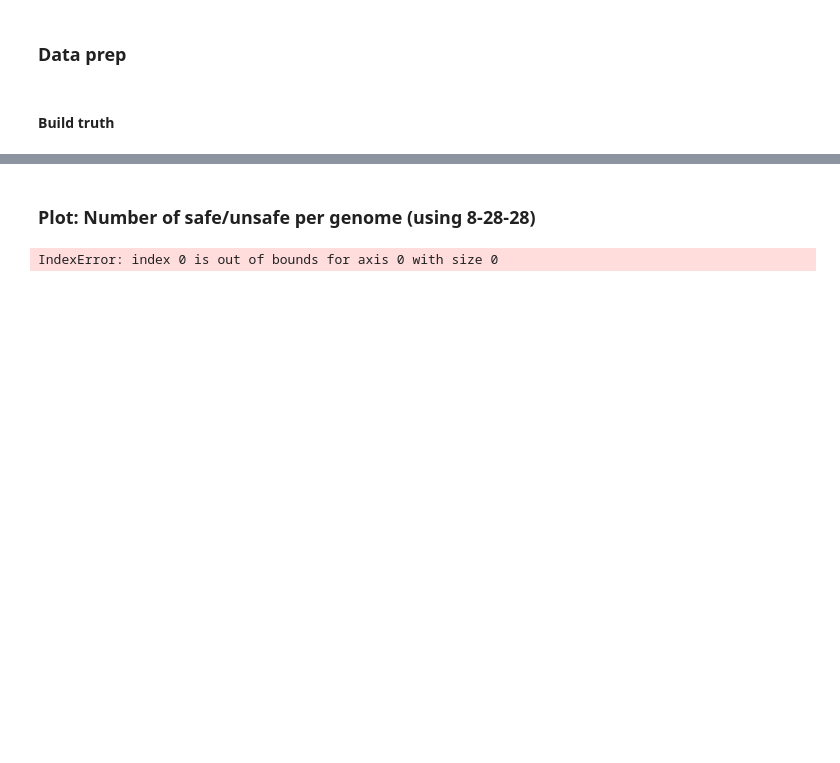
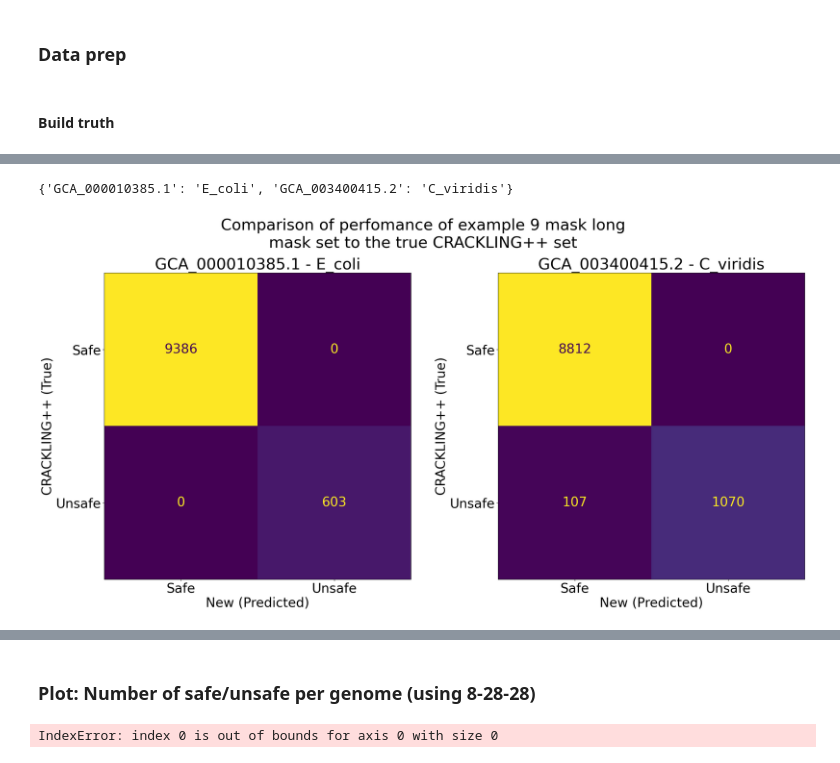
Before and after one commit to Darragh-Nugent/Crackling_Mask_search, a Jupyter notebook: scoring.ipynb, the cells around one changed output, grey strips where cells are left out. Drawn from its saved outputs; the diff is of its cells as text; code cells hidden in the pictures; blank space fills up the shorter version.

```diff
--- a/scoring.ipynb
+++ b/scoring.ipynb
@@ -875,0 +915,56 @@ df_acc.head()
+# %%
+species = {
+    g[1] : g[0]
+    for g in genomes
+}
+species
+# %% [output]
+{'GCA_000010385.1': 'E_coli', 'GCA_003400415.2': 'C_viridis'}
+# %%
+import numpy as np
+import matplotlib.pyplot as plt
+from sklearn.metrics import ConfusionMatrixDisplay
+
+ACCESSIONS = df_acc['accession'].unique()
+
+
+
+WEIGHT = 9
+
+fig, axes = plt.subplots(1, len(ACCESSIONS), figsize=(24, 12))
+fig.suptitle("Comparison of perfomance of example 9 mask long\nmask set to the true CRACKLING++ set")
+
+if len(ACCESSIONS) == 1:
+    axes = [axes]
+
+for i, accession in enumerate(ACCESSIONS):
+
+    row = df_acc[
+        (df_acc["accession"] == accession) &
+        (df_acc["mask_weight"] == WEIGHT)
+    ].iloc[0]
+
+    accuracy = row["f1"]
+
+    cm = np.array([
+        [row['tp'], row['fn']],
+        [row['fp'], row['tn']]
+    ])
+
+    disp = ConfusionMatrixDisplay(
+        confusion_matrix=cm,
+        display_labels=['Safe', 'Unsafe']
+    )
+
+    disp.plot(ax=axes[i], values_format='d', colorbar=False)
+    disp.ax_.set(xlabel='New (Predicted)', ylabel='CRACKLING++ (True)')
+
+    axes[i].set_title(
+        f"{accession} - {species[accession]}"
+    )
+
+plt.tight_layout()
+plt.savefig("accuracy.png")
+plt.show()
+# %% [output]
+[figure, added]
```
Also changed, not shown: parts of 26 cells of this notebook, 12 other files.
